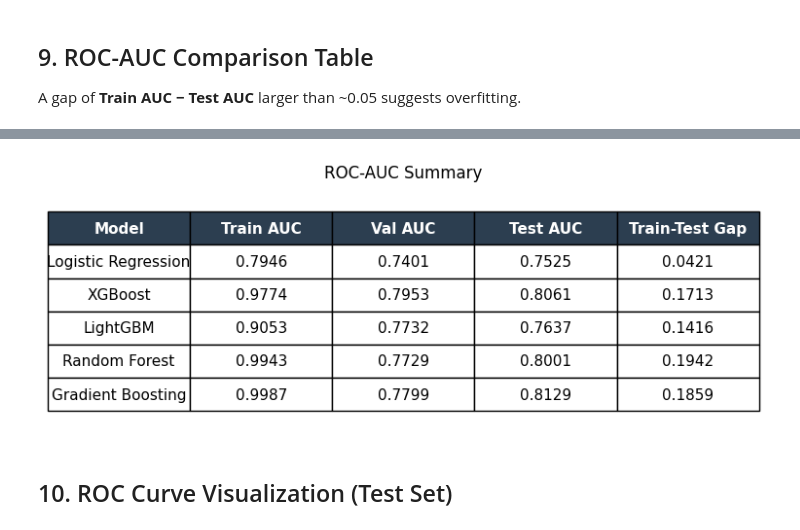
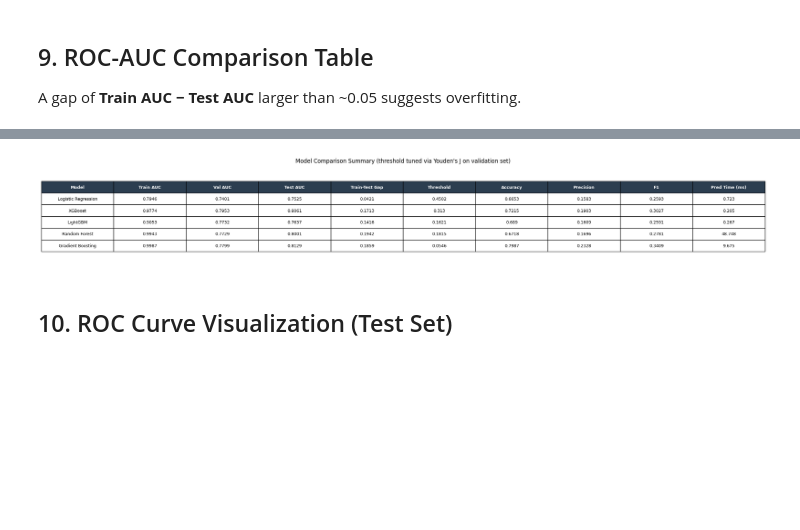
Before and after one commit to kangyuj0531/dsc180a-prism-data, a Jupyter notebook: models/model_comparison.ipynb, the cells around one changed output, grey strips where cells are left out. Cells and saved outputs as stored; diff of their text form; code cells hidden in the pictures; blank space fills up the shorter version.

```diff
--- a/models/model_comparison.ipynb
+++ b/models/model_comparison.ipynb
@@ -304,22 +304,76 @@ Gradient Boosting  (train time: 35.3s)
 
 A gap of **Train AUC − Test AUC** larger than ~0.05 suggests overfitting.
 # %%
-# Show only the 5 core models (RNN excluded from comparison)
+from sklearn.metrics import accuracy_score, precision_score, recall_score, f1_score
+import time
+
 _compare_models = ['Logistic Regression', 'XGBoost', 'LightGBM', 'Random Forest', 'Gradient Boosting']
 _compare_results = {k: v for k, v in results.items() if k in _compare_models}
 
+# Build AUC DataFrame
 comparison_df = pd.DataFrame(_compare_results, index=['train', 'val', 'test']).T
 comparison_df.index.name = 'Model'
 comparison_df.columns = ['Train AUC', 'Val AUC', 'Test AUC']
 comparison_df['Train-Test Gap'] = (comparison_df['Train AUC'] - comparison_df['Test AUC']).round(4)
-comparison_df = comparison_df.round(4)
 
-print('=' * 62)
+# Prediction-time + classification metrics
+# Use a per-model threshold tuned on validation set (Youden's J: max TPR - FPR)
+predict_fns = {
+    'Logistic Regression': lambda: lr.predict_proba(X_test_sc)[:, 1],
+    'XGBoost':             lambda: xgb_model.predict(dtest),
+    'LightGBM':            lambda: lgb_model.predict(X_test),
+    'Random Forest':       lambda: rf.predict_proba(X_test)[:, 1],
+    'Gradient Boosting':   lambda: gbm.predict_proba(X_test)[:, 1],
+}
+
+val_probs_fns = {
+    'Logistic Regression': lambda: lr.predict_proba(X_val_sc)[:, 1],
+    'XGBoost':             lambda: xgb_model.predict(dval),
+    'LightGBM':            lambda: lgb_model.predict(X_val),
+    'Random Forest':       lambda: rf.predict_proba(X_val)[:, 1],
+    'Gradient Boosting':   lambda: gbm.predict_proba(X_val)[:, 1],
+}
+
+pred_times, accs, precs, recs, f1s, thresholds = [], [], [], [], [], []
+
+N_REPEATS = 20  # repeat predictions to get a stable timing estimate
+
+for m in _compare_models:
+    # Find best threshold on validation set via Youden's J statistic
+    val_probs = val_probs_fns[m]()
+    fpr_v, tpr_v, thresh_v = roc_curve(y_val, val_probs)
+    youden_j = tpr_v - fpr_v
+    best_thresh = float(thresh_v[np.argmax(youden_j)])
+    thresholds.append(round(best_thresh, 4))
+
+    # Time over N_REPEATS using perf_counter (high resolution on all platforms)
+    t0 = time.perf_counter()
+    for _ in range(N_REPEATS):
+        probs = predict_fns[m]()
+    elapsed_ms = (time.perf_counter() - t0) * 1000 / N_REPEATS
+    pred_times.append(round(elapsed_ms, 3))
+
+    preds = (probs >= best_thresh).astype(int)
+    accs.append(round(accuracy_score(y_test, preds), 4))
+    precs.append(round(precision_score(y_test, preds, zero_division=0), 4))
+    recs.append(round(recall_score(y_test, preds, zero_division=0), 4))
+    f1s.append(round(f1_score(y_test, preds, zero_division=0), 4))
+
+comparison_df['Threshold']      = thresholds
+comparison_df['Accuracy']       = accs
+comparison_df['Precision']      = precs
+comparison_df['F1']             = f1s
+comparison_df['Pred Time (ms)'] = pred_times
+
+comparison_df[['Train AUC', 'Val AUC', 'Test AUC', 'Train-Test Gap']] = \
+    comparison_df[['Train AUC', 'Val AUC', 'Test AUC', 'Train-Test Gap']].round(4)
+
+print('=' * 120)
 print(comparison_df.to_string())
-print('=' * 62)
+print('=' * 120)
 
-# Styled heatmap table
-fig, ax = plt.subplots(figsize=(8, 3.0))
+# Styled table
+fig, ax = plt.subplots(figsize=(22, 3.5))
 ax.axis('off')
 tbl = ax.table(
     cellText=comparison_df.reset_index().values,
@@ -328,22 +382,14 @@ tbl = ax.table(
     cellLoc='center',
 )
 tbl.auto_set_font_size(False)
-tbl.set_fontsize(11)
-tbl.scale(1.4, 2.0)
+tbl.set_fontsize(9)
+tbl.scale(1.2, 2.0)
 
-# Colour header row
 for j in range(len(comparison_df.columns) + 1):
     tbl[0, j].set_facecolor('#2c3e50')
     tbl[0, j].set_text_props(color='white', fontweight='bold')
 
-# Colour Train-Test Gap column (warn if large)
-# gap_col = list(comparison_df.columns).index('Train-Test Gap') + 1
-# for i in range(1, len(comparison_df) + 1):
-#     gap = float(comparison_df.iloc[i - 1]['Train-Test Gap'])
-#     tbl[i, gap_col].set_facecolor('#e74c3c' if gap > 0.05 else '#2ecc71')
-#     tbl[i, gap_col].set_text_props(color='white', fontweight='bold')
-
-plt.title('ROC-AUC Summary', pad=14, fontsize=12)
+plt.title('Model Comparison Summary (threshold tuned via Youden\'s J on validation set)', pad=14, fontsize=12)
 plt.tight_layout()
 plt.show()
 # %% [output]
@@ -359,4 +405,4 @@ Gradient Boosting       0.9987   0.7799    0.8129          0.1859
-[figure, old version]
+[figure, new version]
 # %% [markdown]
 ## 10. ROC Curve Visualization (Test Set)
 # %%
```
Also changed, not shown: parts of 8 cells of this notebook, 3 other files.
